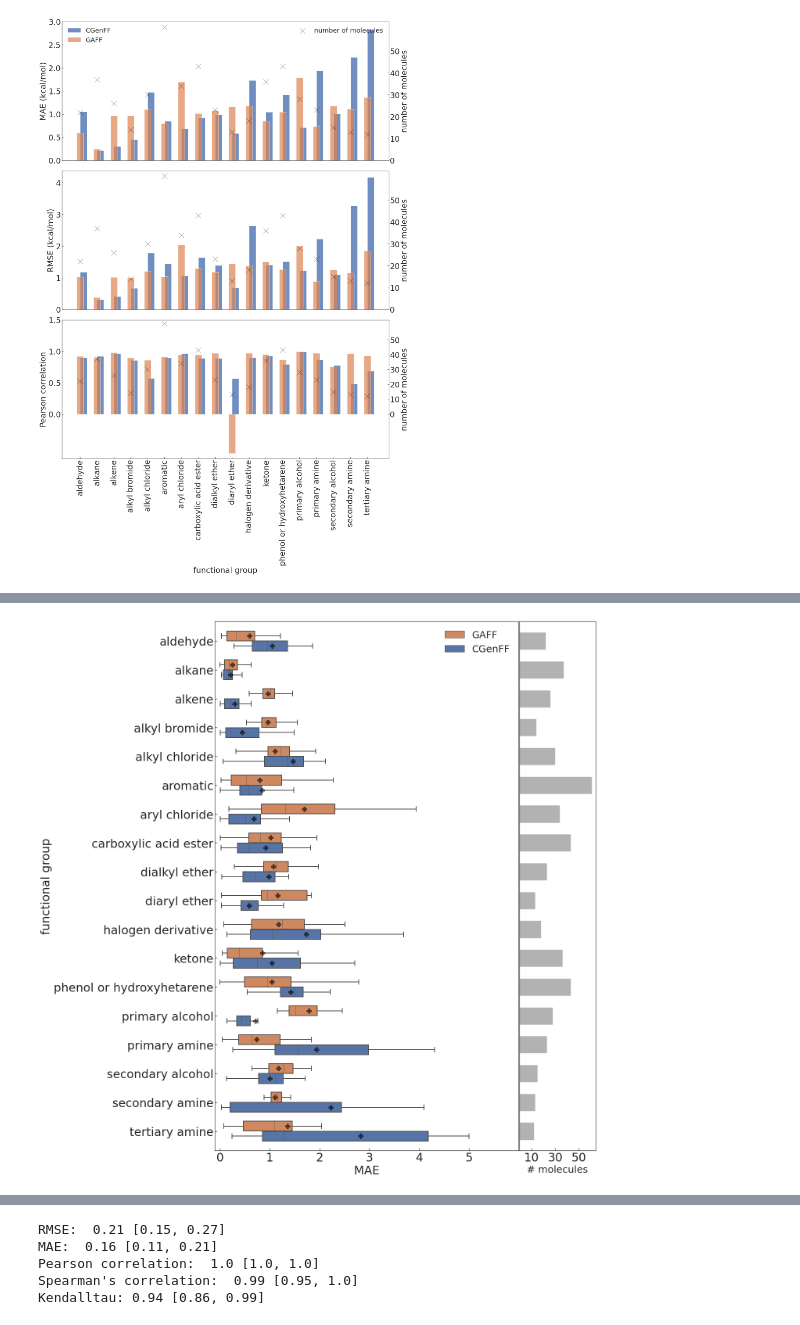
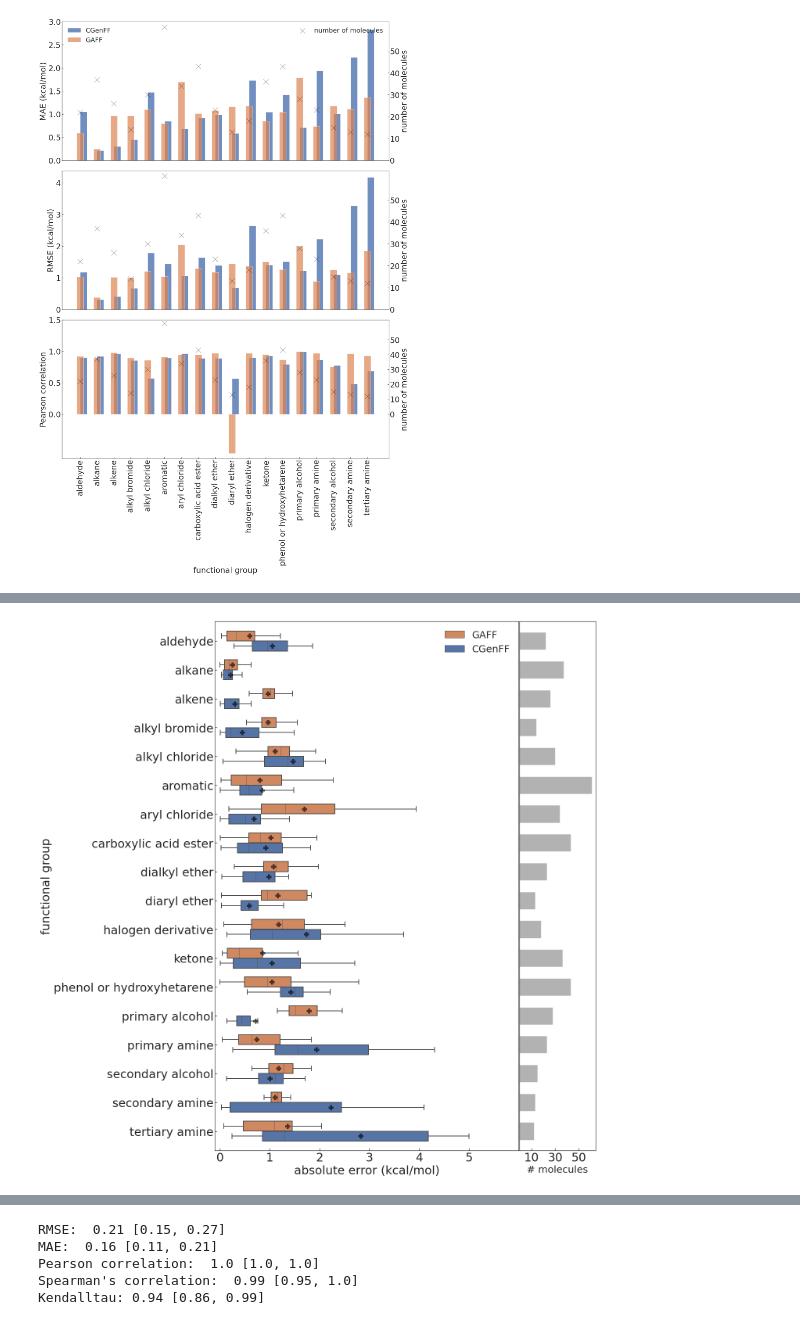
Before and after one commit to JohannesKarwou/notebooks, a Jupyter notebook: freeSolvSummary.ipynb, the cells around one changed output, grey strips where cells are left out. Saved outputs shown, nothing was run; the diff lists cells and outputs as text; code cells hidden in the pictures.

Commit message:
more data

```diff
--- a/freeSolvSummary.ipynb
+++ b/freeSolvSummary.ipynb
@@ -427,3 +427,45 @@ plt.tight_layout()
 plt.savefig("images/functional_groups_hist.pdf")
 # %% [output]
 [figure]
+# %%
+from openbabel import openbabel
+from openbabel import pybel
+
+# Ensure comparison only where TF results are available
+data = data.dropna(subset=["dG (TF) lrc"])
+
+# Iterate over dataframe and create a key (number of atoms)
+# where the corresponding dG either from TF or from GAFF
+# are saved
+calc_tf = dict()
+calc_gaff = dict()
+exp = dict()
+
+for index, row in data.iterrows():
+    smiles = row[" SMILES"]
+    name = row["# compound id (and file prefix)"]
+
+    mol = pybel.readstring("smi", smiles.strip())
+
+    numAtoms = len(mol.atoms)
+
+    try:
+        calc_tf[numAtoms].append(row["dG (TF) lrc"])
+
+        calc_gaff[numAtoms].append(
+            row[" Mobley group calculated value (GAFF) (kcal/mol)"]
+        )
+
+        exp[numAtoms].append(row[" experimental value (kcal/mol)"])
+
+    except KeyError:
+        calc_tf[numAtoms] = []
+        calc_tf[numAtoms].append(row["dG (TF) lrc"])
+
+        calc_gaff[numAtoms] = []
+        calc_gaff[numAtoms].append(
+            row[" Mobley group calculated value (GAFF) (kcal/mol)"]
+        )
+
+        exp[numAtoms] = []
+        exp[numAtoms].append(row[" experimental value (kcal/mol)"])
@@ -531,34 +630,35 @@ ax[1].barh(
 #     # height = rect.get_width()
 #     y = rect.get_y()
 #     segment_positions = np.arange(0, width, segment_width)
 #     for i, segment_position in enumerate(segment_positions):
 #         color = cmap(segment_position/max_value)
 #         start = i * segment_width
 #         end = start + segment_width
 #         if end > width:
 #             end = width
 #         rec = Rectangle((segment_position,y),end-start,height, color=color)
 #         ax[1].add_patch(rec)
 
 
 # ax[1].scatter(y = labeling.index,x=labeling, color = "black" ,marker="s",label ="number \n of \n molecules", alpha = 0.4)
 
 
 ax[1].set_xticks(np.arange(0, 60, 10))
 ax[1].set_xticks([10, 30, 50])
 ax[1].set_xlabel("# molecules", fontsize=25, loc="center")
 # ax[1].set_xlabel("number of molecules")
 ax[1].tick_params(left=False)
 
 
 ax[0].legend(frameon=False, loc="upper right")
 ax[0].set_xlim([-0.1, 6])
 ax[0].set_xticks([0, 1, 2, 3, 4, 5])
 ax[0].set_ylabel("functional group")
+ax[0].set_xlabel("absolute error (kcal/mol)")
 plt.tight_layout(w_pad=0.2)
 plt.savefig("images/functional_groups_box.pdf")
 # %% [output]
-[figure, old version]
+[figure, new version]
 # %%
 subset = pd.read_csv(
     "https://raw.githubusercontent.com/JohannesKarwou/notebooks/main/data/subset.csv",
```
Also changed, not shown: parts of 7 cells of this notebook, 9 other files.
